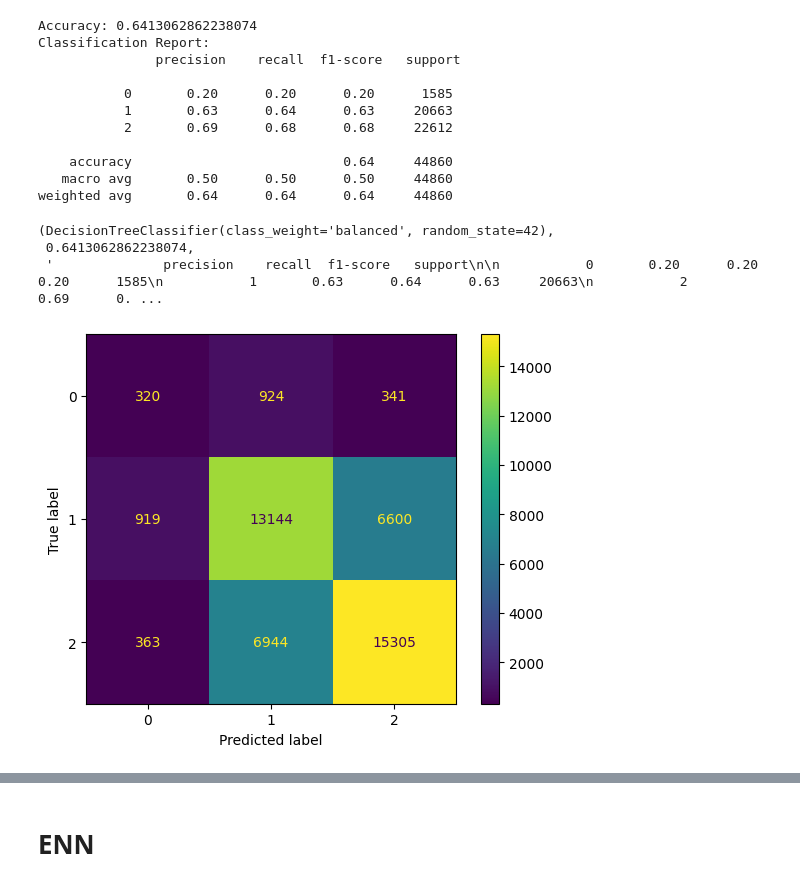
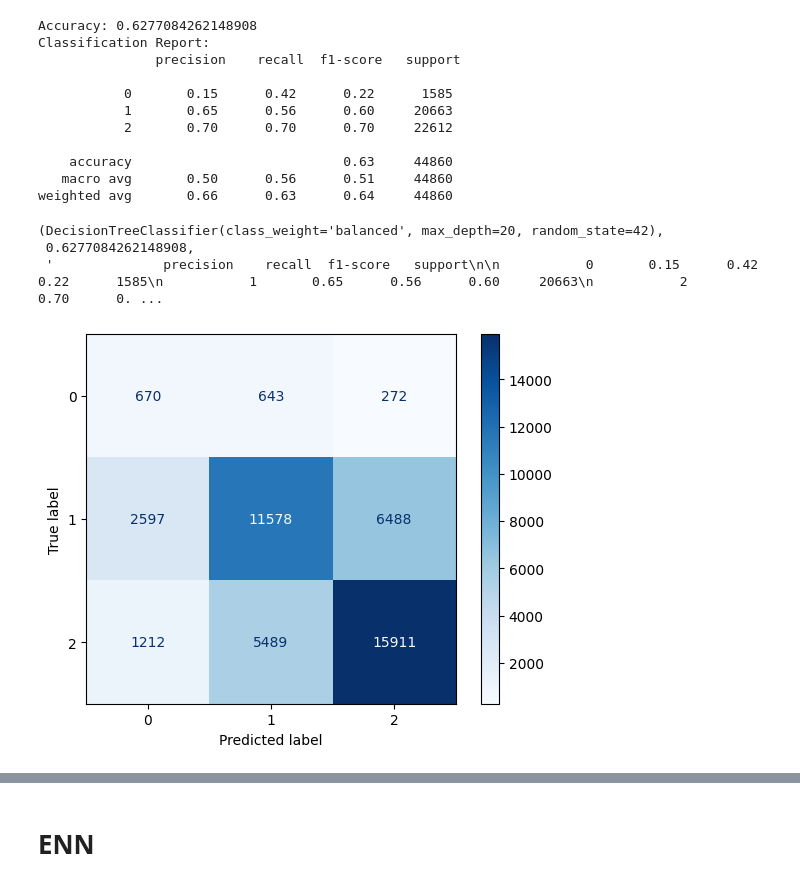
Before and after one commit to ChefBB/dm2_project, a Jupyter notebook: imbalanced_learning_bruno_all_feats.ipynb, the cells around one changed output, grey strips where cells are left out. Drawn from its saved outputs; the diff is of its cells as text; code cells hidden in the pictures.

```diff
--- a/imbalanced_learning_bruno_all_feats.ipynb
+++ b/imbalanced_learning_bruno_all_feats.ipynb
@@ -129,6 +96,7 @@ feats = [
 from sklearn.tree import DecisionTreeClassifier
 from sklearn.metrics import classification_report, accuracy_score
 from sklearn.metrics import ConfusionMatrixDisplay
+from sklearn.model_selection import RandomizedSearchCV
 
 def train_decision_tree(X_train, y_train, X_test, y_test, class_weight=None, display_labels=None):
     """
@@ -147,9 +115,32 @@ def train_decision_tree(X_train, y_train, X_test, y_test, class_weight=None, dis
     - accuracy: Accuracy of the model on the test set
     - report: Classification report as a string
     """
-    # Initialize and train the Decision Tree Classifier
-    clf = DecisionTreeClassifier(random_state=42, class_weight=class_weight)
-    clf.fit(X_train, y_train)
+    # Define the parameter grid for prepruning
+    param_grid = {
+        'max_depth': [None, 5, 10, 15, 20],
+        'min_samples_split': [2, 5, 10, 20],
+        'min_samples_leaf': [1, 2, 5, 10],
+        'max_features': [None, 'sqrt', 'log2'],
+        # 'scoring': ['accuracy', 'f1_weighted', 'precision_weighted', 'recall_weighted'],
+    }
+
+    # Initialize the Decision Tree Classifier
+    base_clf = DecisionTreeClassifier(random_state=42, class_weight=class_weight)
+
+    # Perform Randomized Search
+    random_search = RandomizedSearchCV(
+        estimator=base_clf,
+        param_distributions=param_grid,
+        n_iter=50,
+        scoring='f1_weighted',
+        cv=3,
+        random_state=42,
+        n_jobs=-1
+    )
+    random_search.fit(X_train, y_train)
+
+    # Use the best estimator from the random search
+    clf = random_search.best_estimator_
 
     # Predict on the test set
     y_pred = clf.predict(X_test)
@@ -159,45 +150,45 @@ def train_decision_tree(X_train, y_train, X_test, y_test, class_weight=None, dis
     report = classification_report(y_test, y_pred)
 
     print("Accuracy:", accuracy)
     print("Classification Report:\n", report)
 
     # Plot the confusion matrix
     ConfusionMatrixDisplay.from_predictions(
         y_test,
         y_pred,
         display_labels=display_labels,
-        cmap='viridis'
+        cmap='Blues'
     )
 
     return clf, accuracy, report
 
 
 rating_quality_mapping = {'awful': 0, 'medium': 1, 'high': 2}
 train_set['ratingQualityNumeric'] = train_set['ratingQuality'].map(rating_quality_mapping)
 
 test_set['ratingQualityNumeric'] = test_set['ratingQuality'].map(rating_quality_mapping)
 # Example usage:
 train_decision_tree(train_set[feats],
                     train_set['ratingQualityNumeric'],
                     test_set[feats],
                     test_set['ratingQualityNumeric'],
                     class_weight='balanced',)
 # %% [output]
-Accuracy: 0.6413062862238074
+Accuracy: 0.6277084262148908
 Classification Report:
                precision    recall  f1-score   support
 
-           0       0.20      0.20      0.20      1585
-           1       0.63      0.64      0.63     20663
-           2       0.69      0.68      0.68     22612
+           0       0.15      0.42      0.22      1585
+           1       0.65      0.56      0.60     20663
+           2       0.70      0.70      0.70     22612
 
-    accuracy                           0.64     44860
-   macro avg       0.50      0.50      0.50     44860
-weighted avg       0.64      0.64      0.64     44860
+    accuracy                           0.63     44860
+   macro avg       0.50      0.56      0.51     44860
+weighted avg       0.66      0.63      0.64     44860
-(DecisionTreeClassifier(class_weight='balanced', random_state=42),
- 0.6413062862238074,
- '              precision    recall  f1-score   support\n\n           0       0.20      0.20      0.20      1585\n           1       0.63      0.64      0.63     20663\n           2       0.69      0. ...
+(DecisionTreeClassifier(class_weight='balanced', max_depth=20, random_state=42),
+ 0.6277084262148908,
+ '              precision    recall  f1-score   support\n\n           0       0.15      0.42      0.22      1585\n           1       0.65      0.56      0.60     20663\n           2       0.70      0. ...
-[figure, old version]
+[figure, new version]
 # %%
 from sklearn.utils import resample
 import pandas as pd
```
Also changed, not shown: parts of 19 cells of this notebook, 1 other file.
